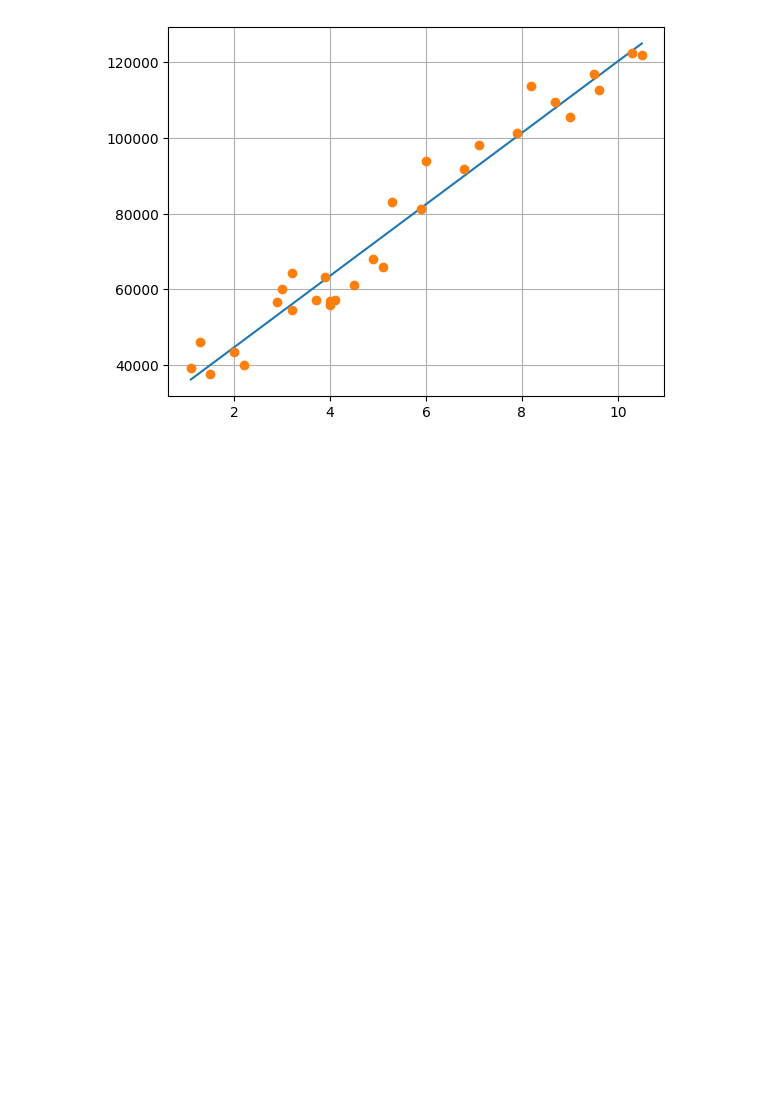
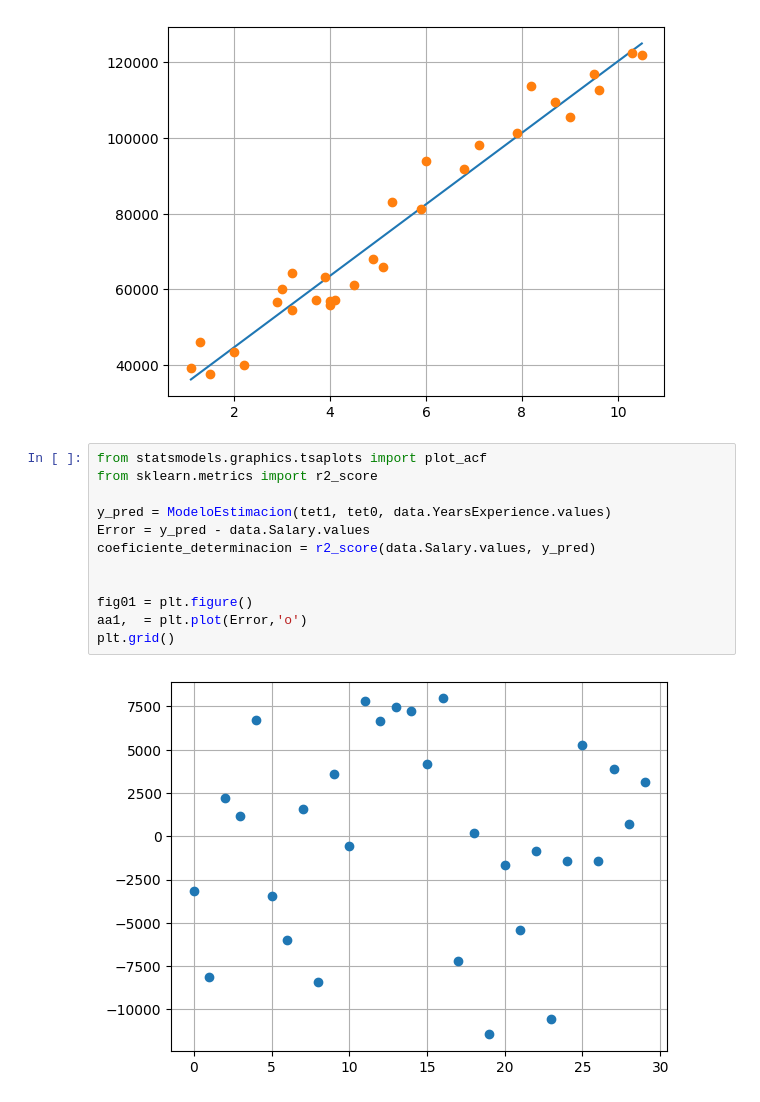
Before and after one commit to pacaicedo/pacaicedo.github.io, a Jupyter notebook: code/MachineLearning/class003_Regresion.ipynb, the cells around one changed output. Drawn from its saved outputs; the diff is of its cells as text; blank space fills up the shorter version.

```diff
--- a/code/MachineLearning/class003_Regresion.ipynb
+++ b/code/MachineLearning/class003_Regresion.ipynb
@@ -71,3 +71,17 @@ aa1,  = plt.plot(input01, output01, 'o')
 plt.grid()
 # %% [output]
 [figure]
+# %%
+from statsmodels.graphics.tsaplots import plot_acf
+from sklearn.metrics import r2_score
+
+y_pred = ModeloEstimacion(tet1, tet0, data.YearsExperience.values)
+Error = y_pred - data.Salary.values
+coeficiente_determinacion = r2_score(data.Salary.values, y_pred)
+
+
+fig01 = plt.figure()
+aa1,  = plt.plot(Error,'o')
+plt.grid()
+# %% [output]
+[figure, added]
```
Also changed, not shown: parts of 1 cell of this notebook, 3 other files.
